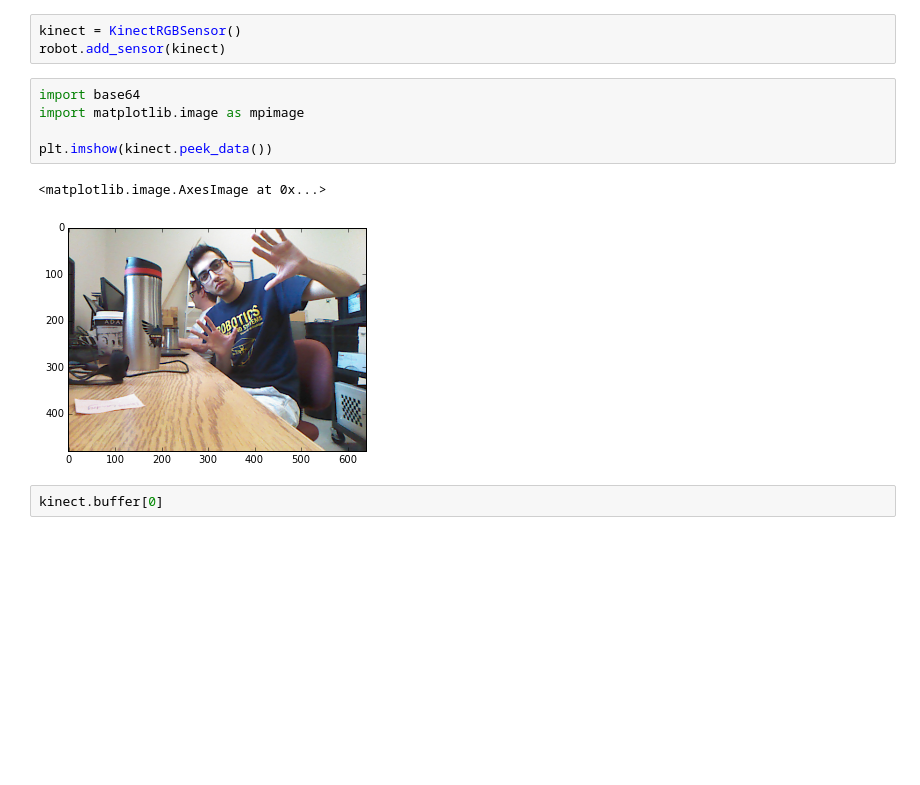
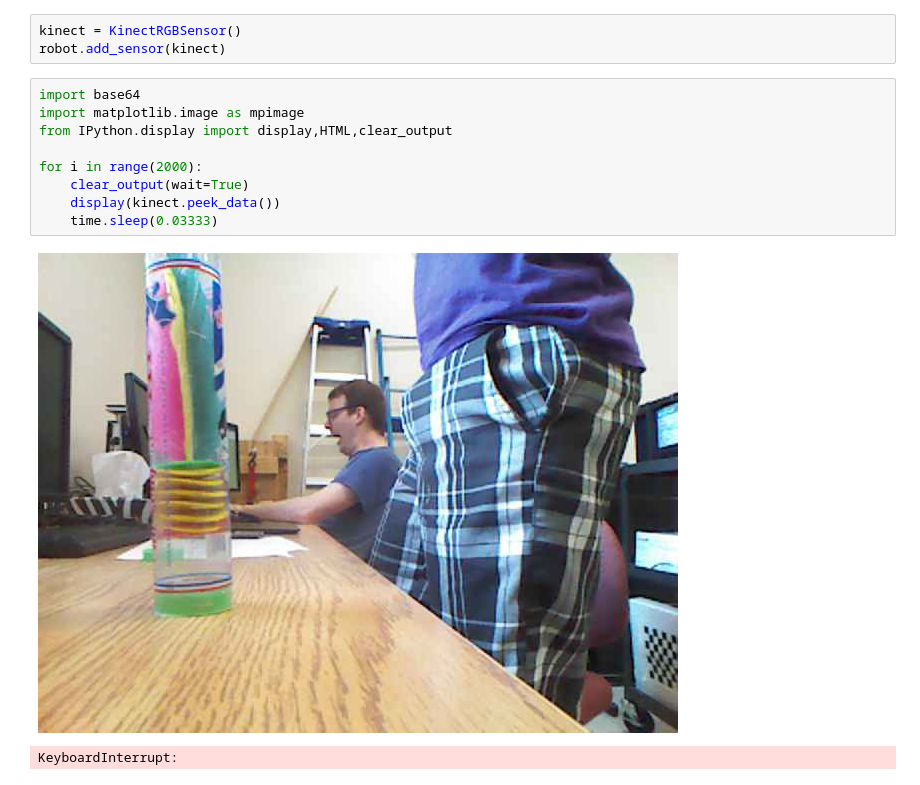
Before and after one commit to davidlandry93/glo4001, a Jupyter notebook: Lab d'essai.ipynb, the cells around one changed output. Drawn from its saved outputs; the diff is of its cells as text; blank space fills up the shorter version.

Commit message:
Video feed for the kinect

```diff
--- a/Lab d'essai.ipynb
+++ b/Lab d'essai.ipynb
@@ -75,10 +75,12 @@ robot.add_sensor(kinect)
 # %%
 import base64
 import matplotlib.image as mpimage
+from IPython.display import display,HTML,clear_output
 
-plt.imshow(kinect.peek_data())
+for i in range(2000):
+    clear_output(wait=True)
+    display(kinect.peek_data())
+    time.sleep(0.03333)
 # %% [output]
+[figure, new version]
-<matplotlib.image.AxesImage at 0x...>
+KeyboardInterrupt:
-[figure, old version]
-# %%
-kinect.buffer[0]
```
Also changed, not shown: 3 other files.
